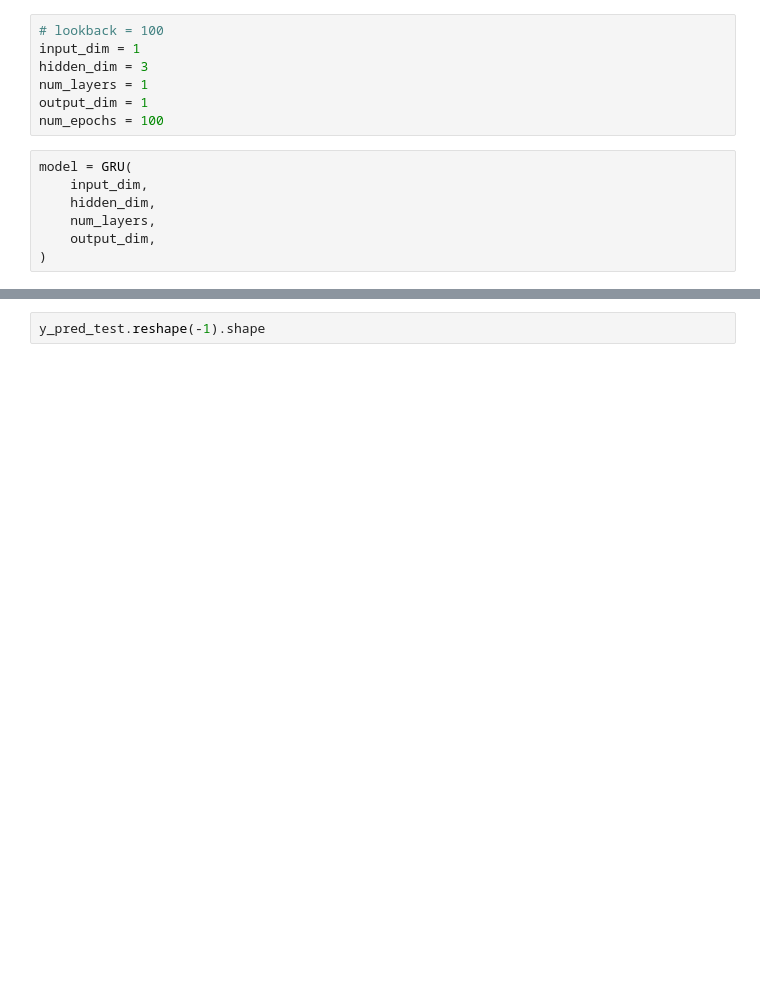
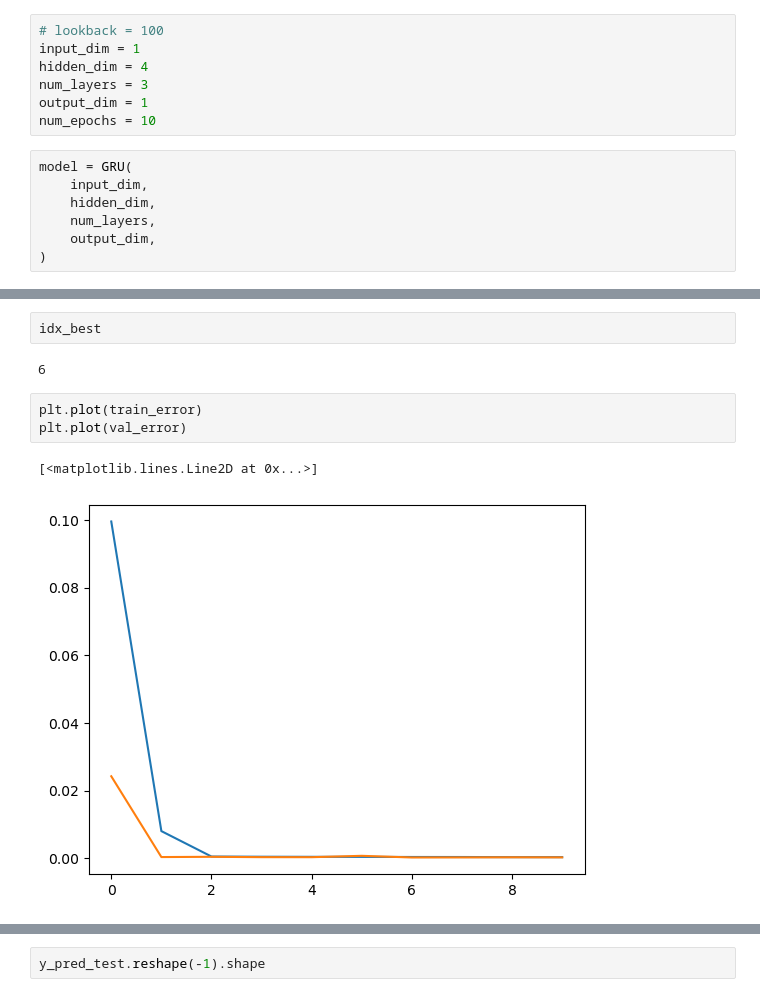
Before and after one commit to sabrinasartori/itau-quant-challenge, a Jupyter notebook: notebooks/lstm/02-lstm_sentiment.ipynb, the cells around one changed output, grey strips where cells are left out. Cells and saved outputs as stored; diff of their text form; blank space fills up the shorter version.

```diff
--- a/notebooks/lstm/02-lstm_sentiment.ipynb
+++ b/notebooks/lstm/02-lstm_sentiment.ipynb
@@ -277,10 +294,10 @@ class GRU(nn.Module):
 # %%
 # lookback = 100
 input_dim = 1
-hidden_dim = 3
-num_layers = 1
+hidden_dim = 4
+num_layers = 3
 output_dim = 1
-num_epochs = 100
+num_epochs = 10
 # %%
 model = GRU(
     input_dim,
@@ -332 +354,11 @@ for t in tqdm(range(num_epochs)):
         # print(f"Epoch {t+1} error : {np.mean(epoch_accuracy)}")
+# %%
+idx_best
+# %% [output]
+6
+# %%
+plt.plot(train_error)
+plt.plot(val_error)
+# %% [output]
+[<matplotlib.lines.Line2D at 0x...>]
+[figure, added]
```
Also changed, not shown: parts of 48 cells of this notebook.
